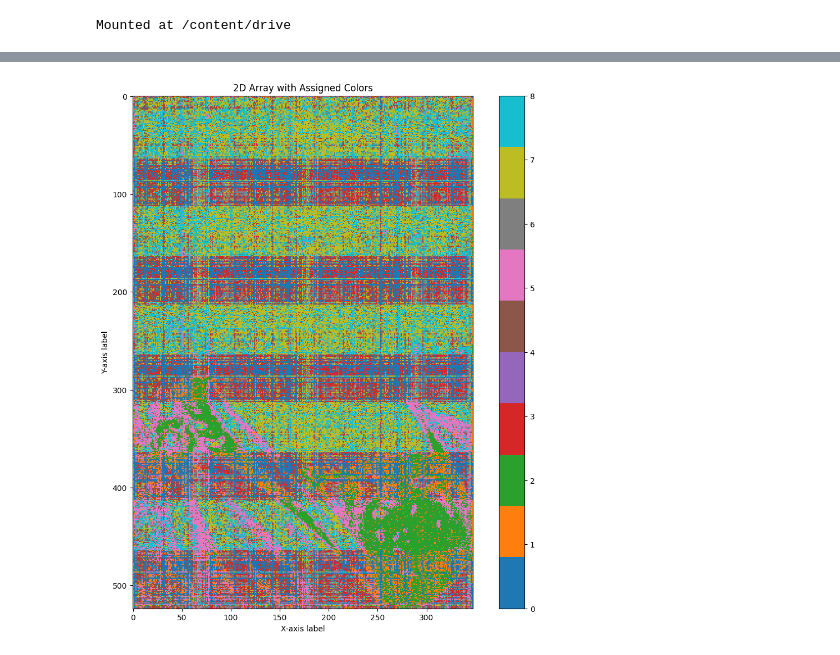
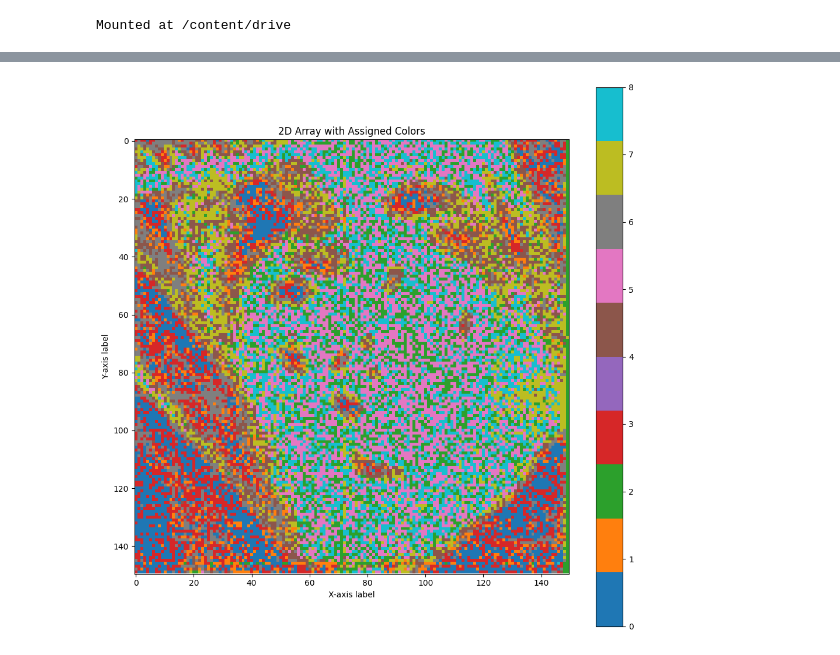
Before and after one commit to erzar0/1d-vit-for-classification-of-xrf-spectra, a Jupyter notebook: data_exploration.ipynb, the cells around one changed output, grey strips where cells are left out. Cells and saved outputs as stored; diff of their text form; code cells hidden in the pictures.

```diff
--- a/data_exploration.ipynb
+++ b/data_exploration.ipynb
@@ -252,7 +244,7 @@ class SelfOrganizingMap:
                 bmu_coords = self.find_best_matching_unit(input_vector)
                 self.update_weights(input_vector, bmu_coords, epoch)
 # %%
-def get_clustered_labels(e_xy, epochs=10, map_size=(3,3), learning_rate=0.1, sigma=0.5):
+def get_som_clustered_labels(e_xy, epochs=10, map_size=(3,3), learning_rate=0.1, sigma=0.5):
     e_xy_flat= e_xy.reshape(-1, e_xy.shape[-1])
     e_xy_max_channel_counts = np.max(np.abs(e_xy_flat), axis=1, keepdims=True)
     e_xy_flat_normalized = e_xy_flat/ e_xy_max_channel_counts
@@ -261,19 +253,21 @@ def get_clustered_labels(e_xy, epochs=10, map_size=(3,3), learning_rate=0.1, sig
     bmus = [[som.find_best_matching_unit(e_xy_flat_normalized[i * e_xy.shape[1] + j]) for j in range(e_xy.shape[1])] for i in range(e_xy.shape[0])]
     labels = [[bmu[0] * map_size[1] + bmu[1] for bmu in bmus_row] for bmus_row in bmus]
     return labels
+# %%
+e_xy = sobieski_e_xy[-150:, -150:, 100:-100]
 # %%
-labels = get_clustered_labels(sobieski_e_xy)
+labels = get_som_clustered_labels(e_xy)
 
 plt.figure(figsize=(12,12))
 plt.imshow(labels, cmap="tab10", interpolation='nearest')
 
 plt.colorbar()
 plt.xlabel('X-axis label')
 plt.ylabel('Y-axis label')
 plt.title('2D Array with Assigned Colors')
 
 plt.show()
 # %% [output]
-[figure, old version]
+[figure, new version]
 # %%
 def get_measurement_mask(measurement, labels, label):
```
Also changed, not shown: parts of 16 cells of this notebook.
